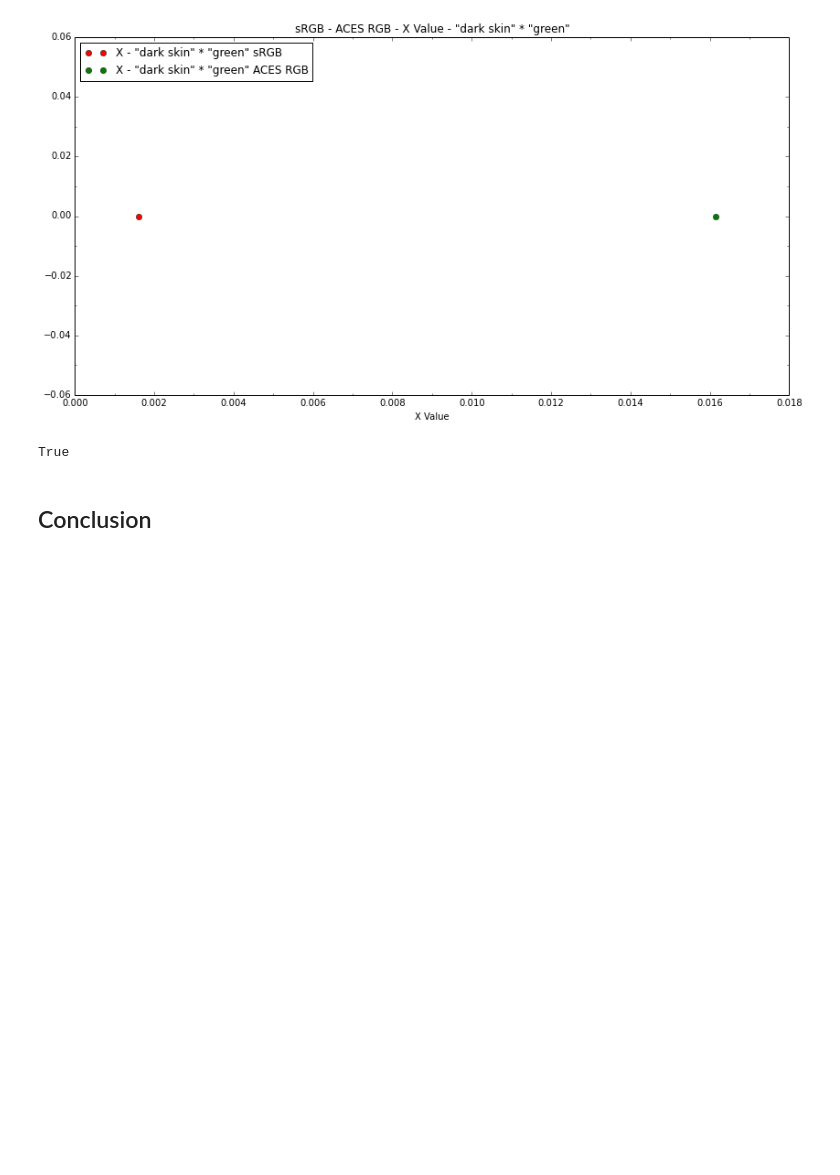
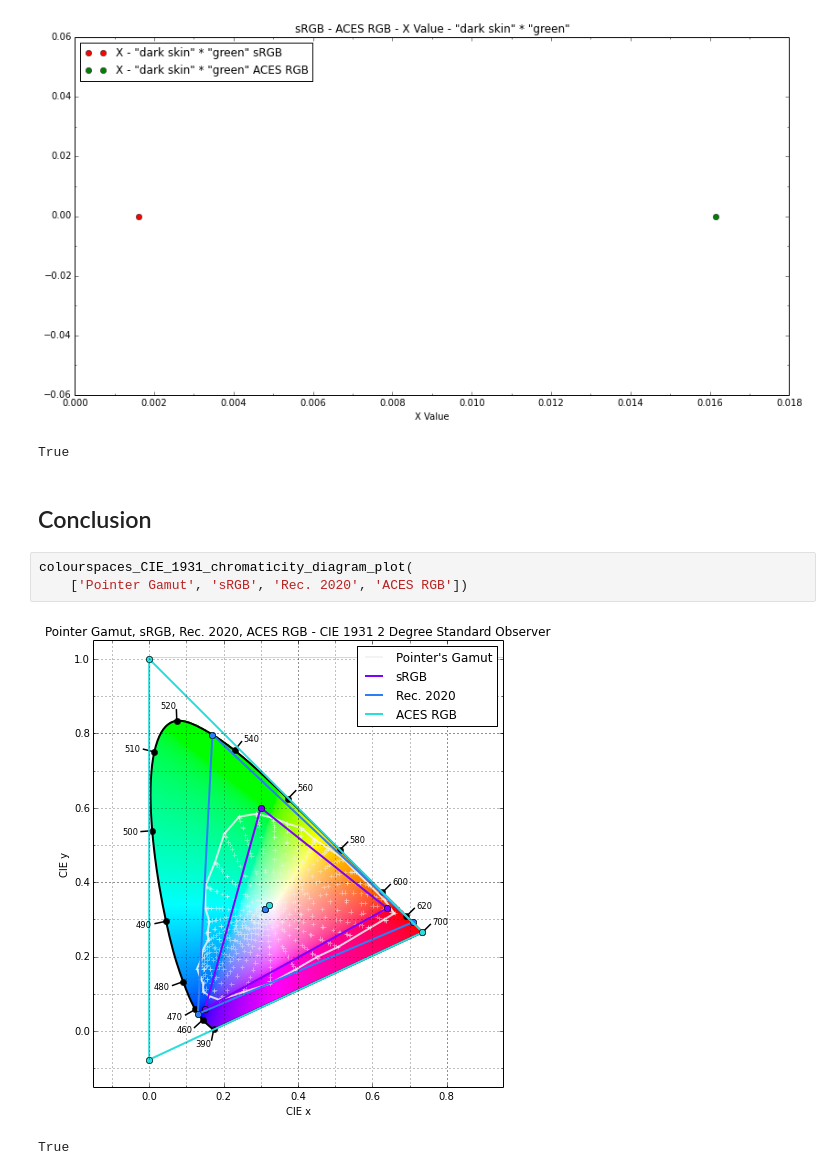
Before and after one commit to colour-science/colour-website, a Jupyter notebook: ipython/about_rendering_engines_colourspaces_agnosticism.ipynb, the cells around one changed output. Saved outputs shown, nothing was run; the diff lists cells and outputs as text; blank space fills up the shorter version.

```diff
--- a/ipython/about_rendering_engines_colourspaces_agnosticism.ipynb
+++ b/ipython/about_rendering_engines_colourspaces_agnosticism.ipynb
@@ -609,4 +608,10 @@ display(**settings)
 True
 # %% [markdown]
 ## Conclusion
+# %%
+colourspaces_CIE_1931_chromaticity_diagram_plot(
+    ['Pointer Gamut', 'sRGB', 'Rec. 2020', 'ACES RGB'])
+# %% [output]
+[figure, added]
+True
 # %% [markdown]
```
Also changed, not shown: parts of 30 cells of this notebook.
